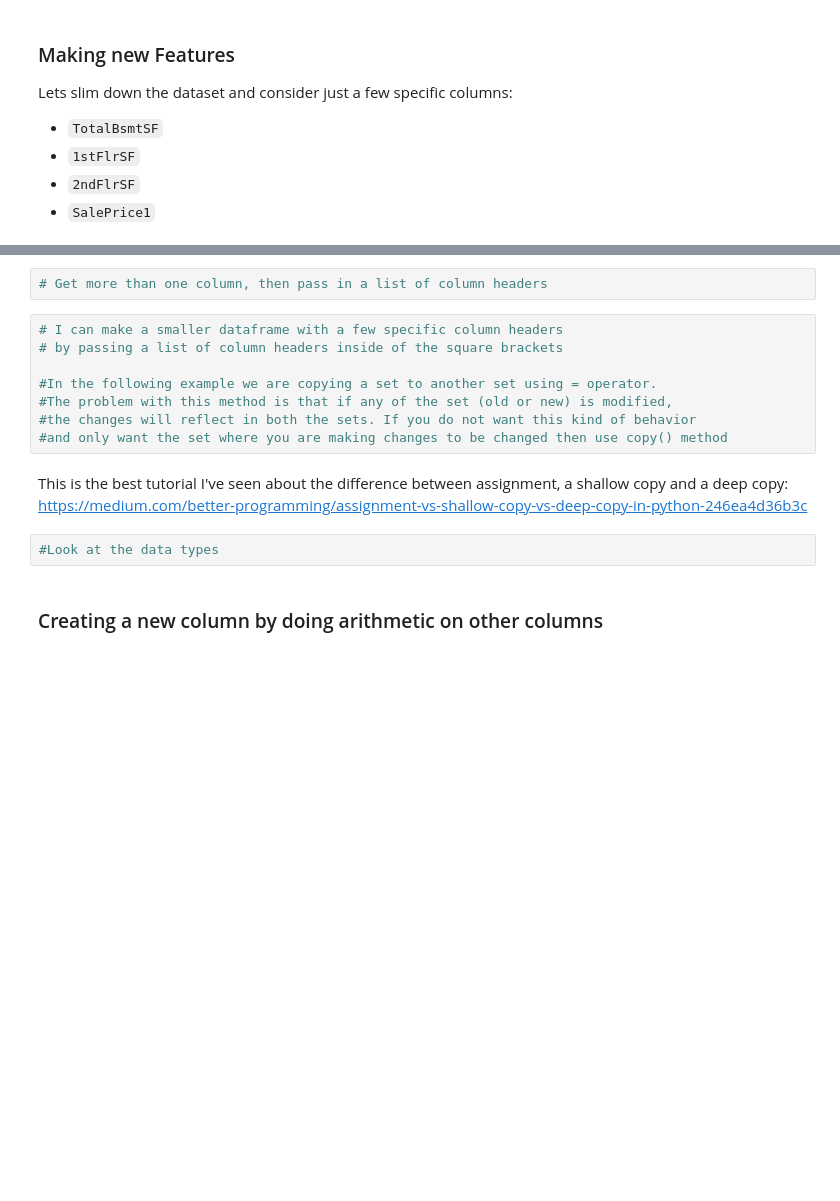
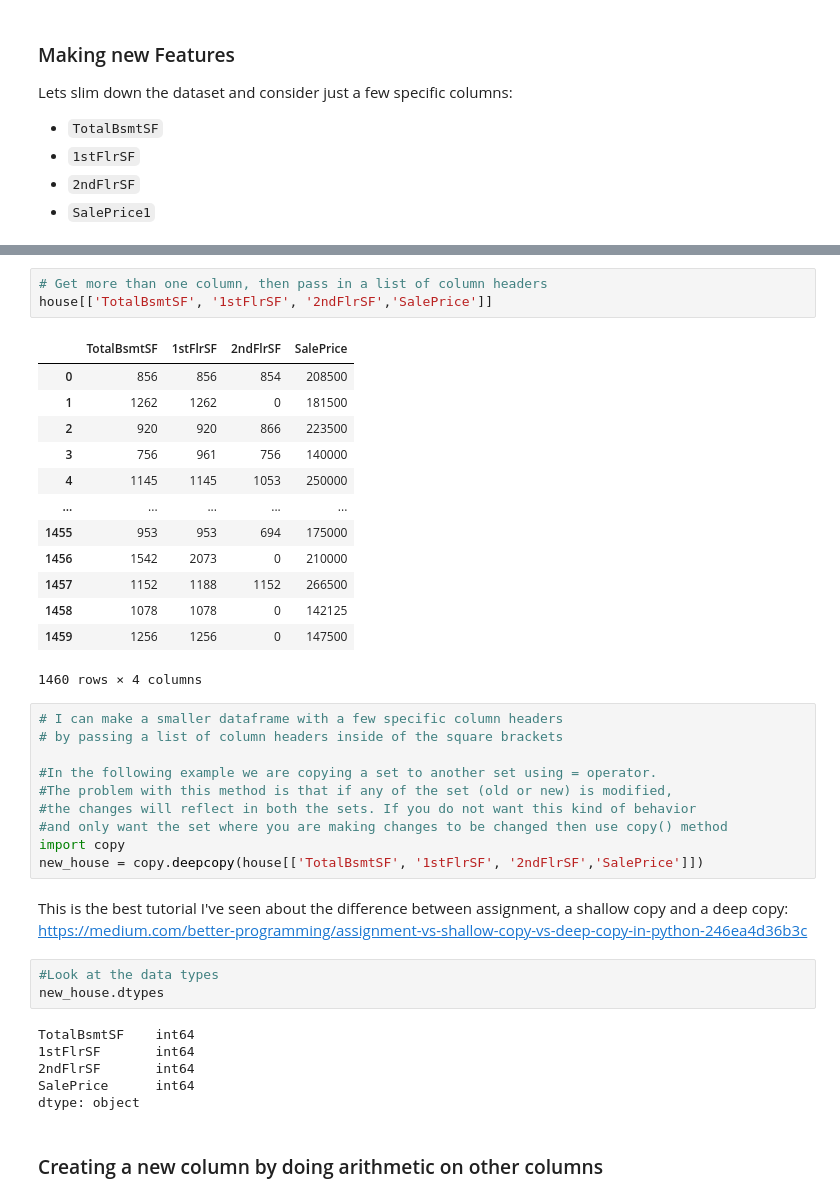
Before and after one commit to write2nk/DS-Unit-1-Sprint-1-Data-Wrangling-and-Storytelling, a Jupyter notebook: module2-make-features/LS_DS_112_Make_Features.ipynb, the cells around one changed output, grey strips where cells are left out. Saved outputs shown, nothing was run; the diff lists cells and outputs as text; blank space fills up the shorter version.

```diff
--- a/module2-make-features/LS_DS_112_Make_Features.ipynb
+++ b/module2-make-features/LS_DS_112_Make_Features.ipynb
@@ -247,5 +292,20 @@ Lets slim down the dataset and consider just a few specific columns:
 # %%
 # Get more than one column, then pass in a list of column headers
+house[['TotalBsmtSF', '1stFlrSF', '2ndFlrSF','SalePrice']]
+# %% [output]
+|  | TotalBsmtSF | 1stFlrSF | 2ndFlrSF | SalePrice |
+| 0 | 856 | 856 | 854 | 208500 |
+| 1 | 1262 | 1262 | 0 | 181500 |
+| 2 | 920 | 920 | 866 | 223500 |
+| 3 | 756 | 961 | 756 | 140000 |
+| 4 | 1145 | 1145 | 1053 | 250000 |
+| ... | ... | ... | ... | ... |
+| 1455 | 953 | 953 | 694 | 175000 |
+| 1456 | 1542 | 2073 | 0 | 210000 |
+| 1457 | 1152 | 1188 | 1152 | 266500 |
+| 1458 | 1078 | 1078 | 0 | 142125 |
+| 1459 | 1256 | 1256 | 0 | 147500 |
+1460 rows × 4 columns
 # %%
 # I can make a smaller dataframe with a few specific column headers
 # by passing a list of column headers inside of the square brackets
@@ -254,10 +314,19 @@ Lets slim down the dataset and consider just a few specific columns:
 #The problem with this method is that if any of the set (old or new) is modified,
 #the changes will reflect in both the sets. If you do not want this kind of behavior
 #and only want the set where you are making changes to be changed then use copy() method
+import copy
+new_house = copy.deepcopy(house[['TotalBsmtSF', '1stFlrSF', '2ndFlrSF','SalePrice']])
 # %% [markdown]
 This is the best tutorial I've seen about the difference between assignment, a shallow copy and a deep copy: https://medium.com/better-programming/assignment-vs-shallow-copy-vs-deep-copy-in-python-246ea4d36b3c
 # %%
 #Look at the data types
+new_house.dtypes
+# %% [output]
+TotalBsmtSF    int64
+1stFlrSF       int64
+2ndFlrSF       int64
+SalePrice      int64
+dtype: object
 # %% [markdown]
 ### Creating a new column by doing arithmetic on other columns
 # %%
```
Also changed, not shown: parts of 22 cells of this notebook.
